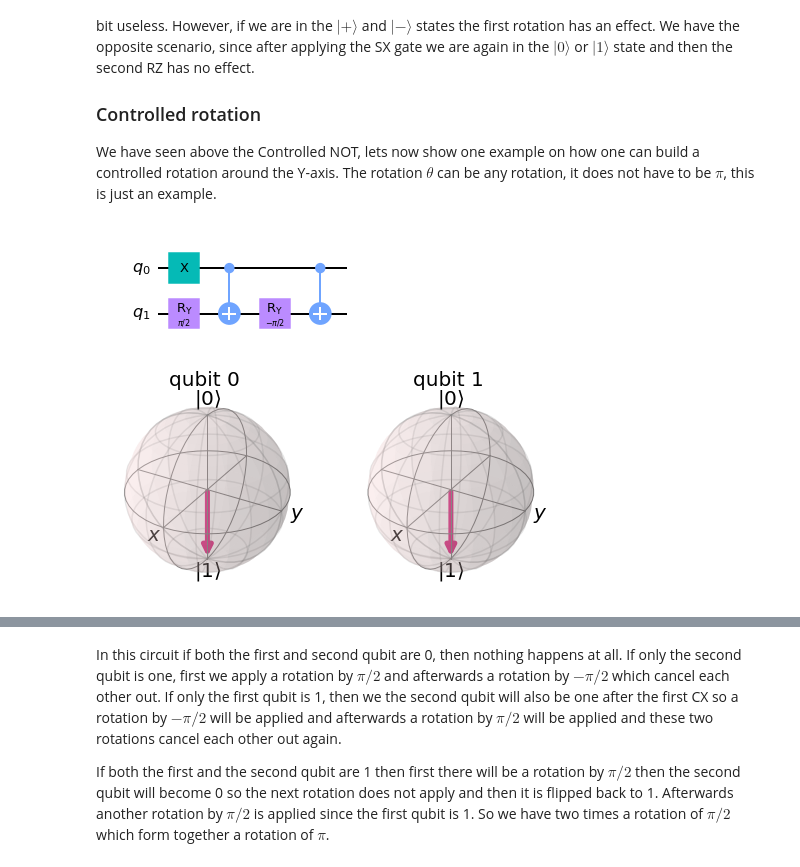
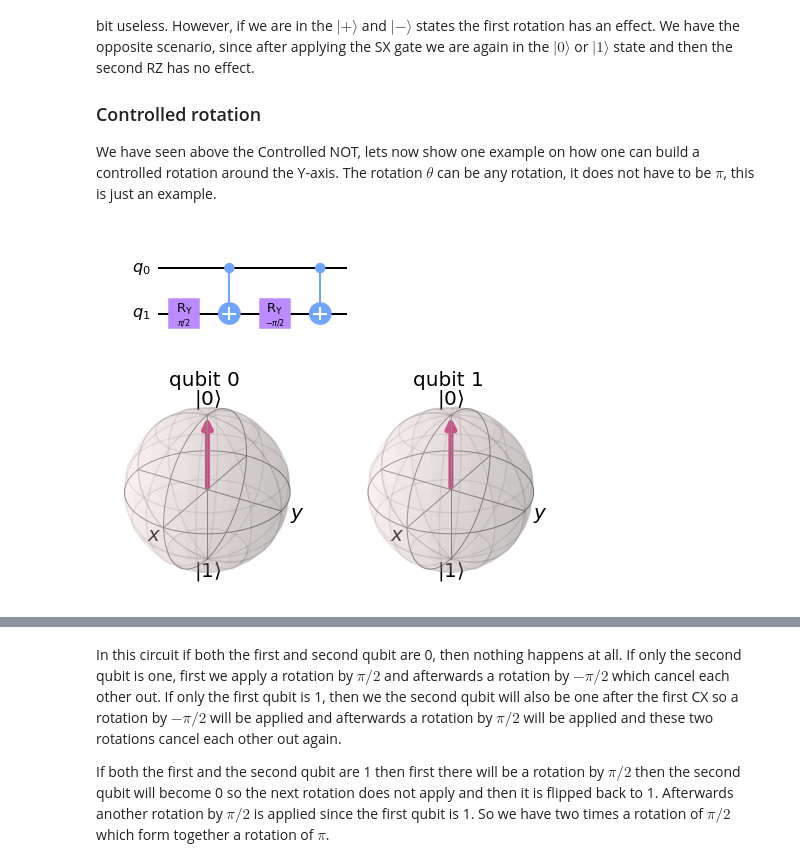
Before and after one commit to Faridelnik/Qiskit-Exercises-Summer2021, a Jupyter notebook: ex1.ipynb, the cells around one changed output, grey strips where cells are left out. Drawn from its saved outputs; the diff is of its cells as text; code cells hidden in the pictures.

```diff
--- a/ex1.ipynb
+++ b/ex1.ipynb
@@ -385,21 +286,21 @@ We have seen above the Controlled NOT, lets now show one example on how one can
 # %%
 qc = QuantumCircuit(2)
 theta = pi # Theta can be anything (pi chosen arbitrarily)
-qc.x(0)
+#qc.x(0)
 qc.ry(theta/2,1)
 qc.cx(0,1)
 qc.ry(-theta/2,1)
 qc.cx(0,1)
 qc.draw(output='mpl')
 # %% [output]
-[figure, old version]
+[figure, new version]
 # %%
 # Let's see the result
 backend = Aer.get_backend('statevector_simulator')
 result = execute(qc, backend).result().get_statevector(qc, decimals=3)
 plot_bloch_multivector(result)
 # %% [output]
-[figure, old version]
+[figure, new version]
 # %% [markdown]
 When one goes through this circuit, one can see that if the first qubit is 0 then the two rotations cancel each other out and nothing happens.
 
```
Also changed, not shown: parts of 43 cells of this notebook, 1 other file.
